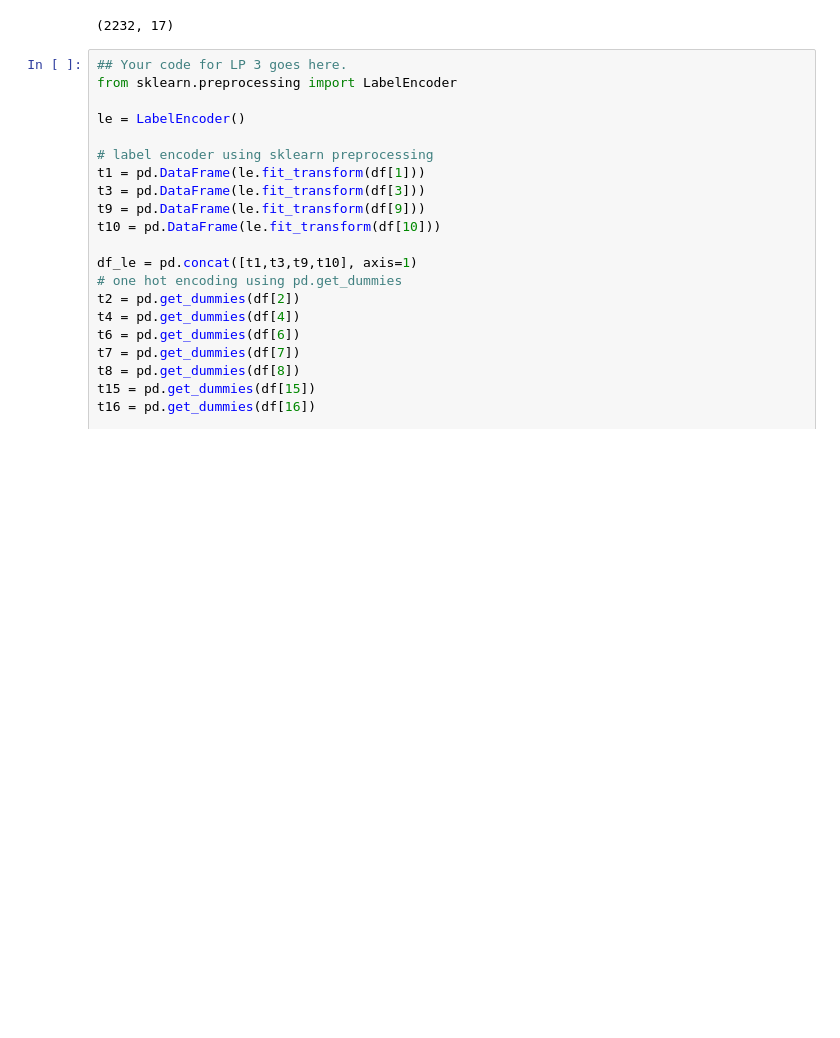
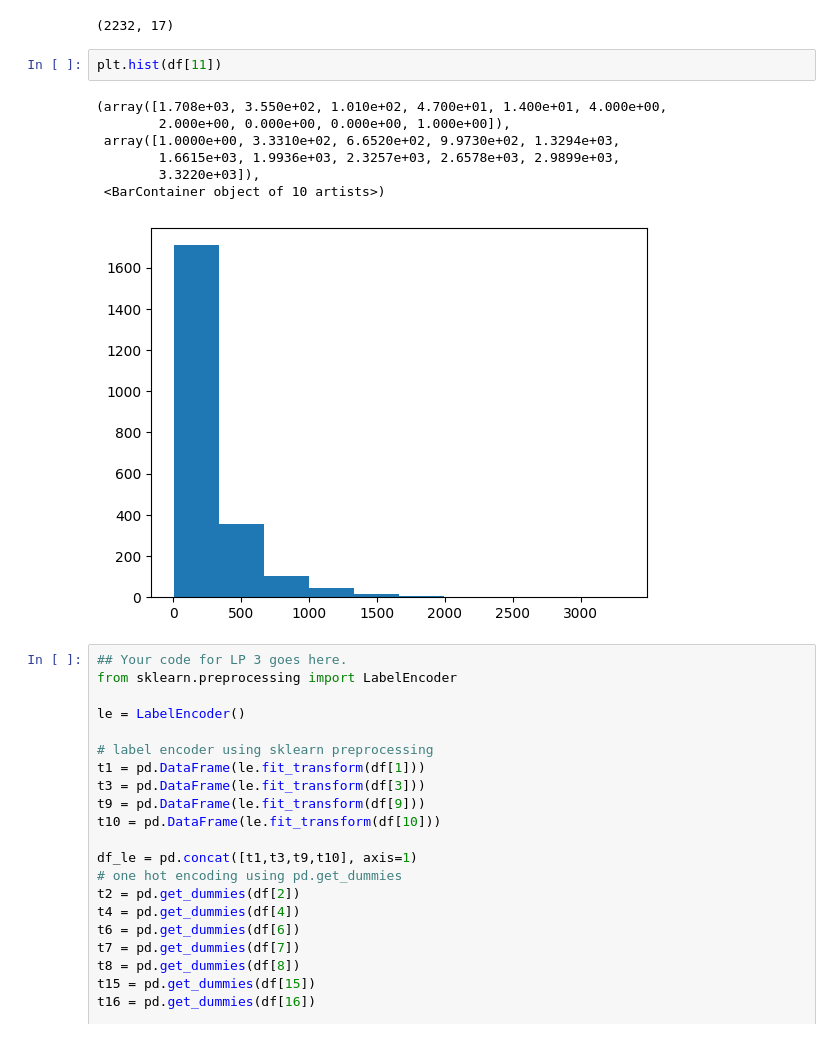
Before and after one commit to ankitajaswal/Cmpe255, a Jupyter notebook: HW1/HW1 Part 2.ipynb, the cells around one changed output. Drawn from its saved outputs; the diff is of its cells as text; blank space fills up the shorter version.

```diff
--- a/HW1/HW1 Part 2.ipynb
+++ b/HW1/HW1 Part 2.ipynb
@@ -540,6 +540,16 @@ dtype: int64
 df.shape
 # %% [output]
 (2232, 17)
+# %%
+plt.hist(df[11])
+# %% [output]
+(array([1.708e+03, 3.550e+02, 1.010e+02, 4.700e+01, 1.400e+01, 4.000e+00,
+        2.000e+00, 0.000e+00, 0.000e+00, 1.000e+00]),
+ array([1.0000e+00, 3.3310e+02, 6.6520e+02, 9.9730e+02, 1.3294e+03,
+        1.6615e+03, 1.9936e+03, 2.3257e+03, 2.6578e+03, 2.9899e+03,
+        3.3220e+03]),
+ <BarContainer object of 10 artists>)
+[figure, added]
 # %%
 ## Your code for LP 3 goes here.
 from sklearn.preprocessing import LabelEncoder
```
Also changed, not shown: parts of 4 cells of this notebook.
